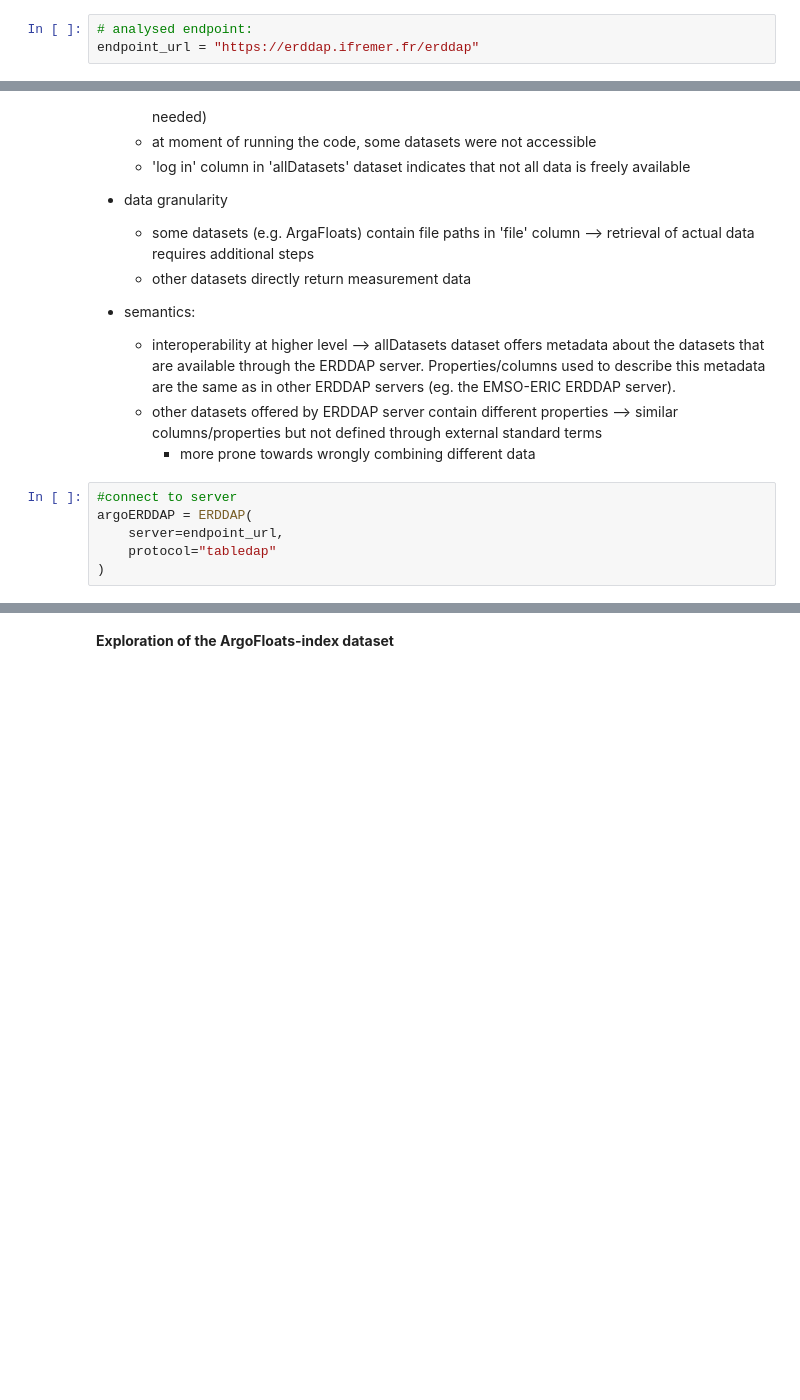
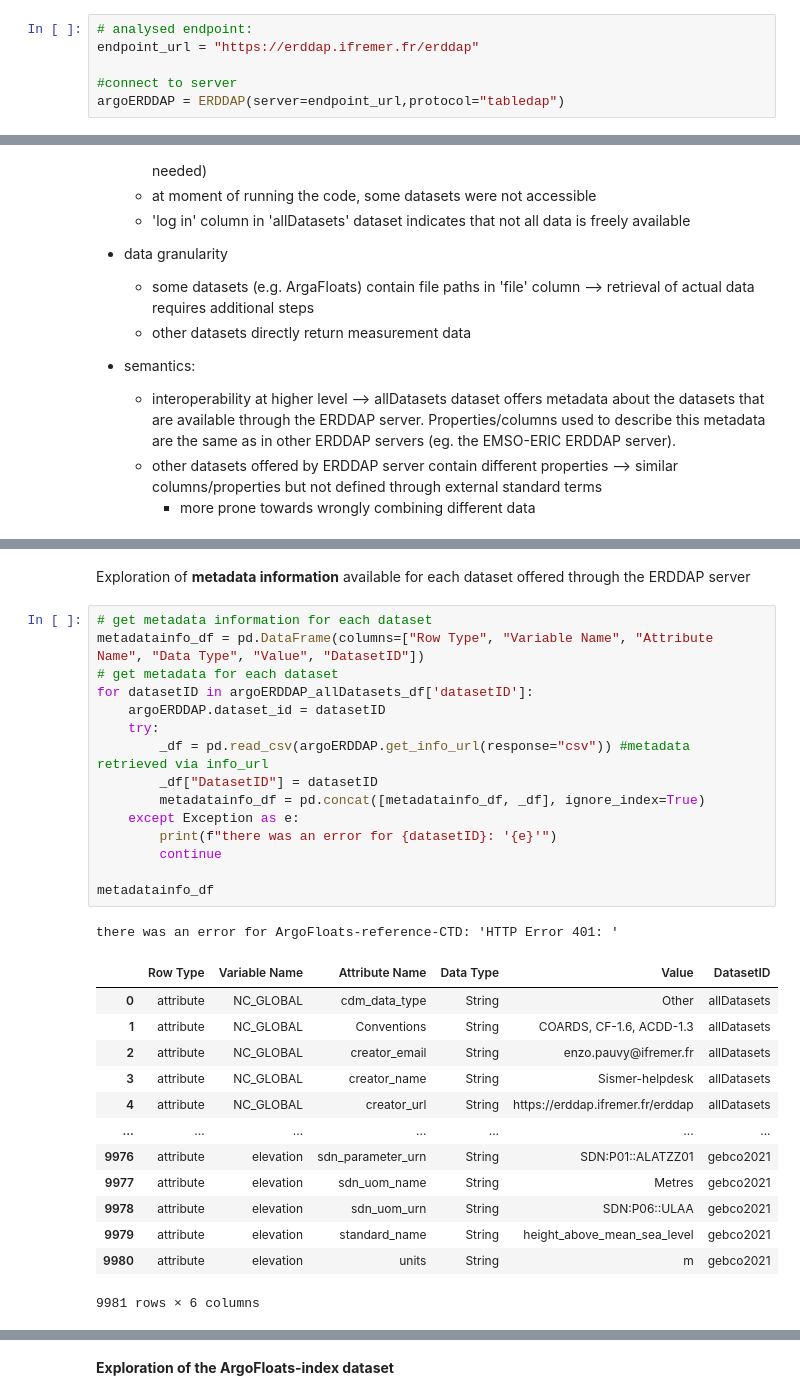
Before and after one commit to vliz-be-opsci/george-analysis, a Jupyter notebook: notebooks/ARGO-ERDDAP.ipynb, the cells around one changed output, grey strips where cells are left out. Saved outputs shown, nothing was run; the diff lists cells and outputs as text; blank space fills up the shorter version.

Commit message:
Retrieve datasets metadata from ARGO ERDDAP server

```diff
--- a/notebooks/ARGO-ERDDAP.ipynb
+++ b/notebooks/ARGO-ERDDAP.ipynb
@@ -8,6 +8,9 @@ import netCDF4 as nc
 # %%
 # analysed endpoint:
 endpoint_url = "https://erddap.ifremer.fr/erddap"
+
+#connect to server
+argoERDDAP = ERDDAP(server=endpoint_url,protocol="tabledap")
 # %% [markdown]
 ### Analysis results:
 
@@ -26,9 +29,3 @@ endpoint_url = "https://erddap.ifremer.fr/erddap"
     - interoperability at higher level --> allDatasets dataset offers metadata about the datasets that are available through the ERDDAP server. Properties/columns used to describe this metadata are the same as in other ERDDAP servers (eg. the EMSO-ERIC ERDDAP server).
     - other datasets offered by ERDDAP server contain different properties --> similar columns/properties but not defined through external standard terms
         - more prone towards wrongly combining different data
-# %%
-#connect to server
-argoERDDAP = ERDDAP(
-    server=endpoint_url,
-    protocol="tabledap"
-)
@@ -102,0 +110,32 @@ Index(['datasetID', 'accessible', 'institution', 'dataStructure',
+# %% [markdown]
+Exploration of **metadata information** available for each dataset offered through the ERDDAP server
+# %%
+# get metadata information for each dataset
+metadatainfo_df = pd.DataFrame(columns=["Row Type", "Variable Name", "Attribute Name", "Data Type", "Value", "DatasetID"])
+# get metadata for each dataset
+for datasetID in argoERDDAP_allDatasets_df['datasetID']:
+    argoERDDAP.dataset_id = datasetID
+    try:
+        _df = pd.read_csv(argoERDDAP.get_info_url(response="csv")) #metadata retrieved via info_url
+        _df["DatasetID"] = datasetID
+        metadatainfo_df = pd.concat([metadatainfo_df, _df], ignore_index=True)
+    except Exception as e:
+        print(f"there was an error for {datasetID}: '{e}'")
+        continue
+
+metadatainfo_df
+# %% [output]
+there was an error for ArgoFloats-reference-CTD: 'HTTP Error 401: '
+|  | Row Type | Variable Name | Attribute Name | Data Type | Value | DatasetID |
+| 0 | attribute | NC_GLOBAL | cdm_data_type | String | Other | allDatasets |
+| 1 | attribute | NC_GLOBAL | Conventions | String | COARDS, CF-1.6, ACDD-1.3 | allDatasets |
+| 2 | attribute | NC_GLOBAL | creator_email | String | enzo.pauvy@ifremer.fr | allDatasets |
+| 3 | attribute | NC_GLOBAL | creator_name | String | Sismer-helpdesk | allDatasets |
+| 4 | attribute | NC_GLOBAL | creator_url | String | https://erddap.ifremer.fr/erddap | allDatasets |
+| ... | ... | ... | ... | ... | ... | ... |
+| 9976 | attribute | elevation | sdn_parameter_urn | String | SDN:P01::ALATZZ01 | gebco2021 |
+| 9977 | attribute | elevation | sdn_uom_name | String | Metres | gebco2021 |
+| 9978 | attribute | elevation | sdn_uom_urn | String | SDN:P06::ULAA | gebco2021 |
+| 9979 | attribute | elevation | standard_name | String | height_above_mean_sea_level | gebco2021 |
+| 9980 | attribute | elevation | units | String | m | gebco2021 |
+9981 rows × 6 columns
```
Also changed, not shown: parts of 29 cells of this notebook.
